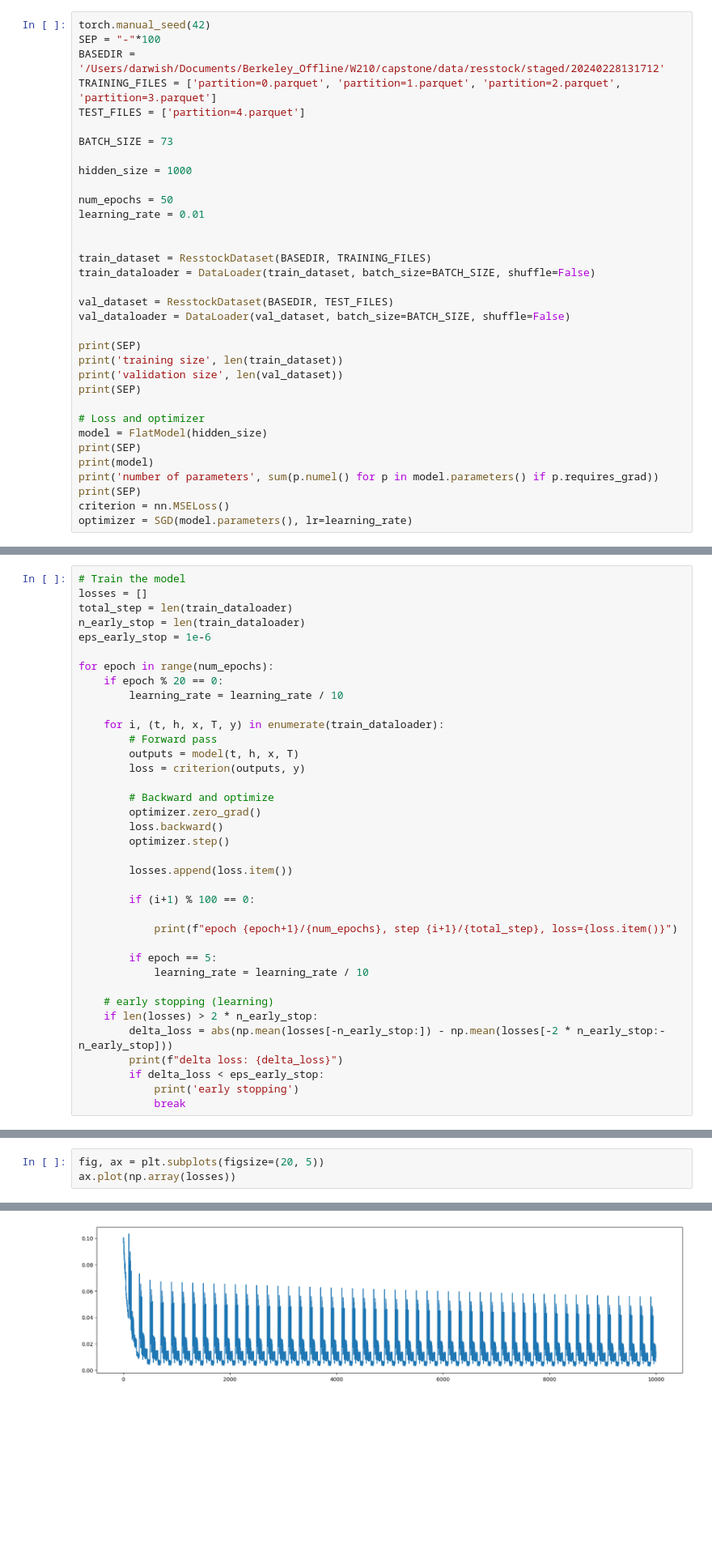
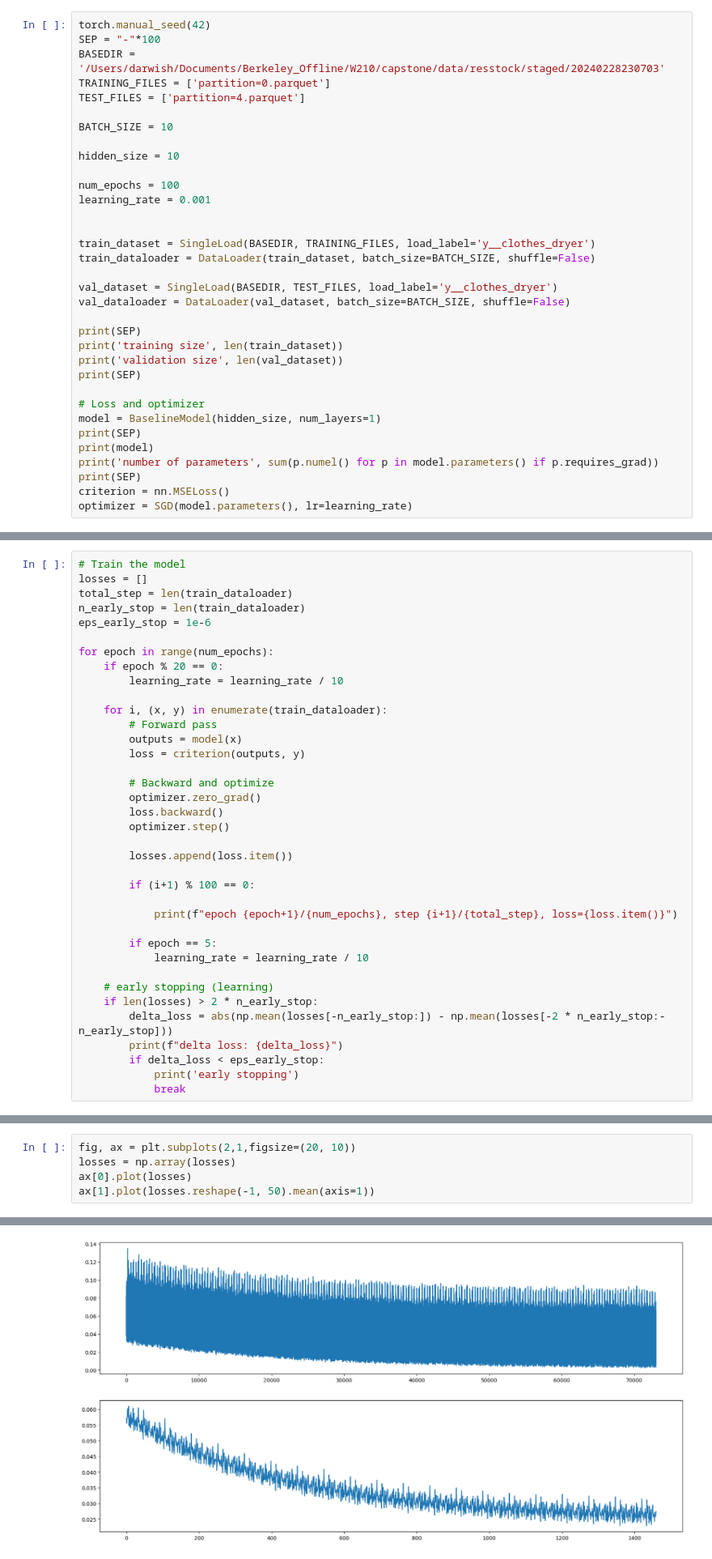
Before and after one commit to jammyc-mids/capstone, a Jupyter notebook: experiments/exploratory/first_steps.ipynb, the cells around one changed output, grey strips where cells are left out. Shown at 81% size. Saved outputs shown, nothing was run; the diff lists cells and outputs as text; blank space fills up the shorter version.

Commit message:
updates to stage_data script, added pytorch dataset classes, added first modelling experiment

```diff
--- a/experiments/exploratory/first_steps.ipynb
+++ b/experiments/exploratory/first_steps.ipynb
@@ -112,22 +40,22 @@ class FlatModel(nn.Module):
 # %%
 torch.manual_seed(42)
 SEP = "-"*100
-BASEDIR = '/Users/darwish/Documents/Berkeley_Offline/W210/capstone/data/resstock/staged/20240228131712'
-TRAINING_FILES = ['partition=0.parquet', 'partition=1.parquet', 'partition=2.parquet', 'partition=3.parquet']
+BASEDIR = '/Users/darwish/Documents/Berkeley_Offline/W210/capstone/data/resstock/staged/20240228230703'
+TRAINING_FILES = ['partition=0.parquet']
 TEST_FILES = ['partition=4.parquet']
 
-BATCH_SIZE = 73
+BATCH_SIZE = 10
 
-hidden_size = 1000
+hidden_size = 10
 
-num_epochs = 50
-learning_rate = 0.01
+num_epochs = 100
+learning_rate = 0.001
 
 
-train_dataset = ResstockDataset(BASEDIR, TRAINING_FILES)
+train_dataset = SingleLoad(BASEDIR, TRAINING_FILES, load_label='y__clothes_dryer')
 train_dataloader = DataLoader(train_dataset, batch_size=BATCH_SIZE, shuffle=False)
 
-val_dataset = ResstockDataset(BASEDIR, TEST_FILES)
+val_dataset = SingleLoad(BASEDIR, TEST_FILES, load_label='y__clothes_dryer')
 val_dataloader = DataLoader(val_dataset, batch_size=BATCH_SIZE, shuffle=False)
 
 print(SEP)
@@ -136,7 +64,7 @@ print('validation size', len(val_dataset))
 print(SEP)
 
 # Loss and optimizer
-model = FlatModel(hidden_size)
+model = BaselineModel(hidden_size, num_layers=1)
 print(SEP)
 print(model)
 print('number of parameters', sum(p.numel() for p in model.parameters() if p.requires_grad))
@@ -168,9 +94,9 @@ for epoch in range(num_epochs):
     if epoch % 20 == 0:
         learning_rate = learning_rate / 10
 
-    for i, (t, h, x, T, y) in enumerate(train_dataloader):
+    for i, (x, y) in enumerate(train_dataloader):
         # Forward pass
-        outputs = model(t, h, x, T)
+        outputs = model(x)
         loss = criterion(outputs, y)
 
         # Backward and optimize
@@ -215,6 +147,8 @@ delta loss: 4.421217017807136e-05
 # %%
-fig, ax = plt.subplots(figsize=(20, 5))
-ax.plot(np.array(losses))
+fig, ax = plt.subplots(2,1,figsize=(20, 10))
+losses = np.array(losses)
+ax[0].plot(losses)
+ax[1].plot(losses.reshape(-1, 50).mean(axis=1))
 # %% [output]
 [<matplotlib.lines.Line2D at 0x...>]
-[figure, old version]
+[figure, new version]
```
Also changed, not shown: parts of 16 cells of this notebook, 2 other files.
